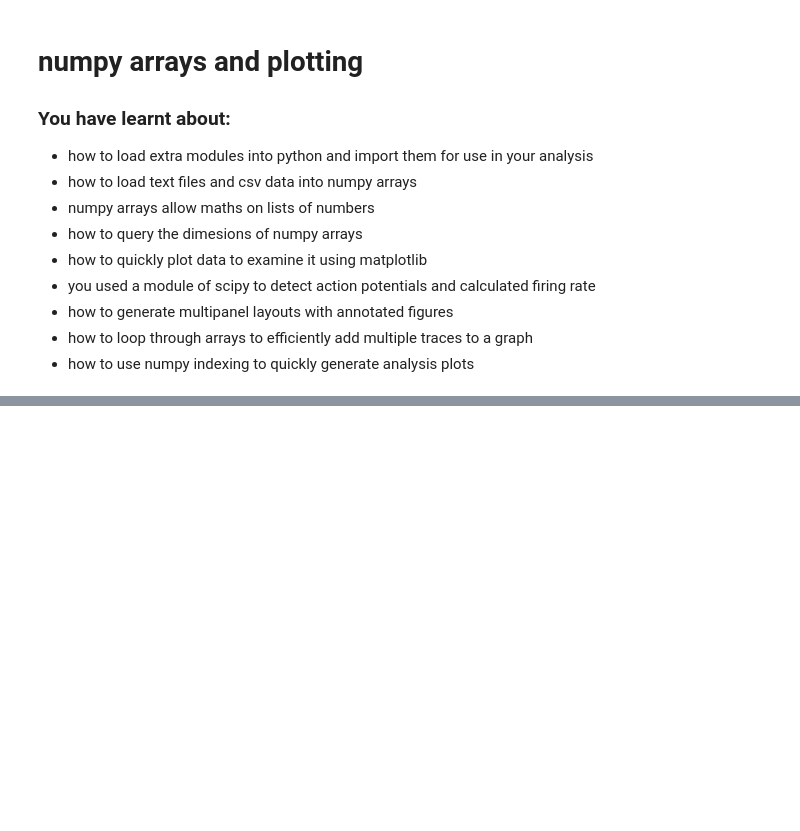
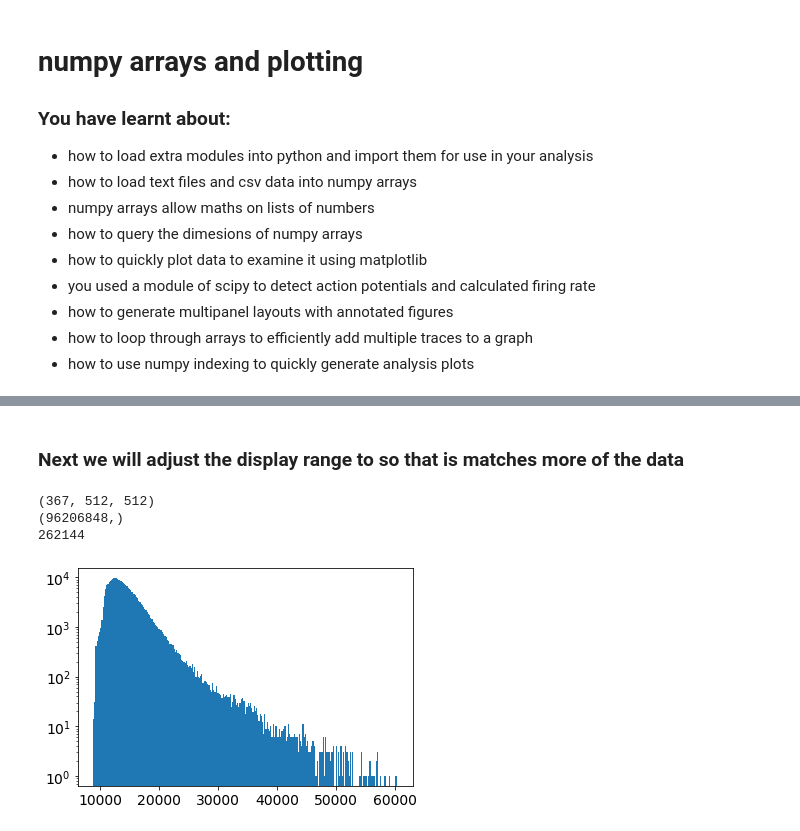
Before and after one commit to inchinn1/DataAnalysisTutorialJupyter, a Jupyter notebook: ADAPythonIntro.ipynb, the cells around one changed output, grey strips where cells are left out. Cells and saved outputs as stored; diff of their text form; code cells hidden in the pictures; blank space fills up the shorter version.

```diff
--- a/ADAPythonIntro.ipynb
+++ b/ADAPythonIntro.ipynb
@@ -359,0 +368,15 @@ aveProjection = tf.imread('aveProjection.tif')
+# %% [markdown]
+### Next we will adjust the display range to so that is matches more of the data
+# %%
+# image.ravel() unravels a nd image into a 1d, enabling easy calculation of a histogram
+print(cellMaps.shape)
+print(cellMaps.ravel().shape)
+print(512*512)
+# %% [output]
+(367, 512, 512)
+(96206848,)
+262144
+# %%
+plt.hist(aveProjection.ravel(),bins=256, log=True);
+# %% [output]
+[figure, added]
```
Also changed, not shown: parts of 10 cells of this notebook, 9 other files.
